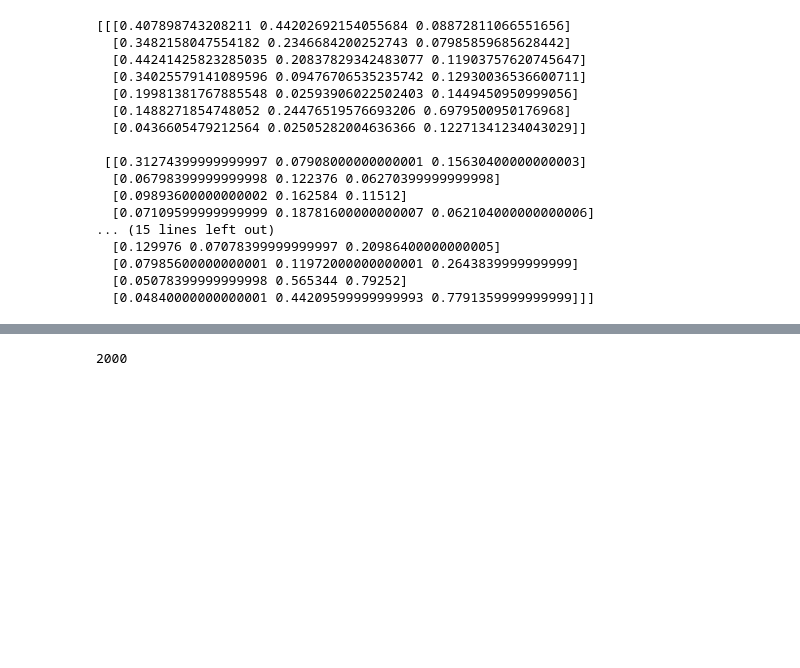
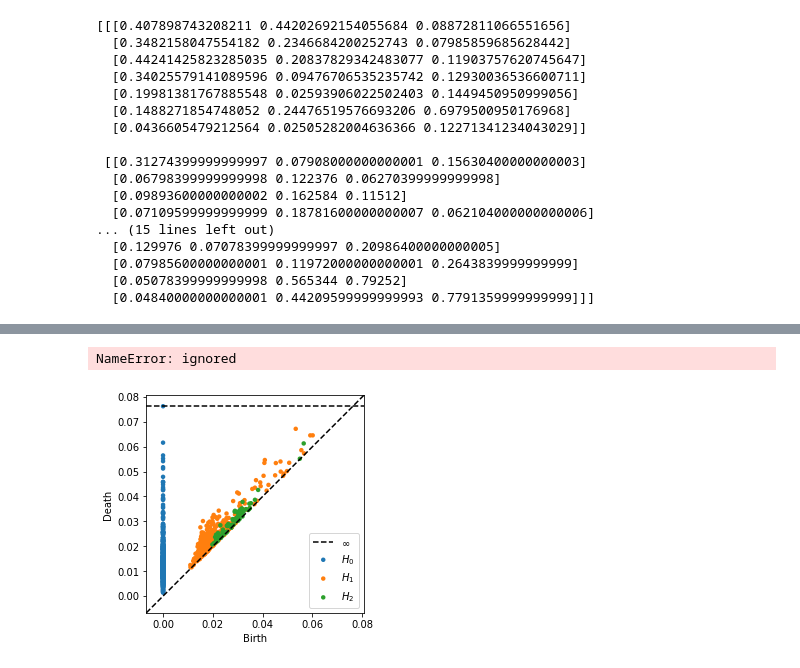
Before and after one commit to lewis-m/erk-kinetics-tda, a Jupyter notebook: PyStanTest.ipynb, the cells around one changed output, grey strips where cells are left out. Drawn from its saved outputs; the diff is of its cells as text; code cells hidden in the pictures; blank space fills up the shorter version.

```diff
--- a/PyStanTest.ipynb
+++ b/PyStanTest.ipynb
@@ -177,7 +213,37 @@ Samples were drawn using NUTS at Thu Apr 18 14:34:19 2019.
 For each parameter, n_eff is a crude measure of effective sample size,
 and Rhat is the potential scale reduction factor on split chains (at
 convergence, Rhat=1).
-# %%
-len(posterior['P1'])
-# %% [output]
-2000
+# %%
+#Caluclate autocorrelation of burn-in
+
+def autocorr(x):
+    result = np.correlate(x, x, mode='full')
+    return result[int(np.floor(result.size/2)):(result.size-1)]
+
+first = fit.extract(permuted = False, inc_warmup = True)[0:1999]
+
+P1wu = first[:, :, 0]
+P2wu = first[:, :, 1]
+Piwu = first[:, :, 2]
+
+plt.plot(autocorr(P1wu[:, 0]))
+# %% [output]
+NameError: ignored
+# %%
+import matplotlib.pyplot as plt
+from mpl_toolkits.mplot3d import Axes3D
+
+posterior = fit.extract()
+bayes_data = np.stack([posterior['P1'], posterior['P2'], posterior['Pi']])
+bayes_data = np.swapaxes(bayes_data, 0, 1)
+
+bayes_pd = ripser(bayes_data[0:800], maxdim = 2)
+
+plot_diagrams(bayes_pd['dgms'])
+
+#fig = plt.figure()
+#ax = fig.add_subplot(111, projection='3d')
+#ax.scatter(posterior['P1'], posterior['P2'], posterior['Pi'], c = 'b', marker='o')
+#plt.show()
+# %% [output]
+[figure, added]
```
Also changed, not shown: parts of 8 cells of this notebook.
